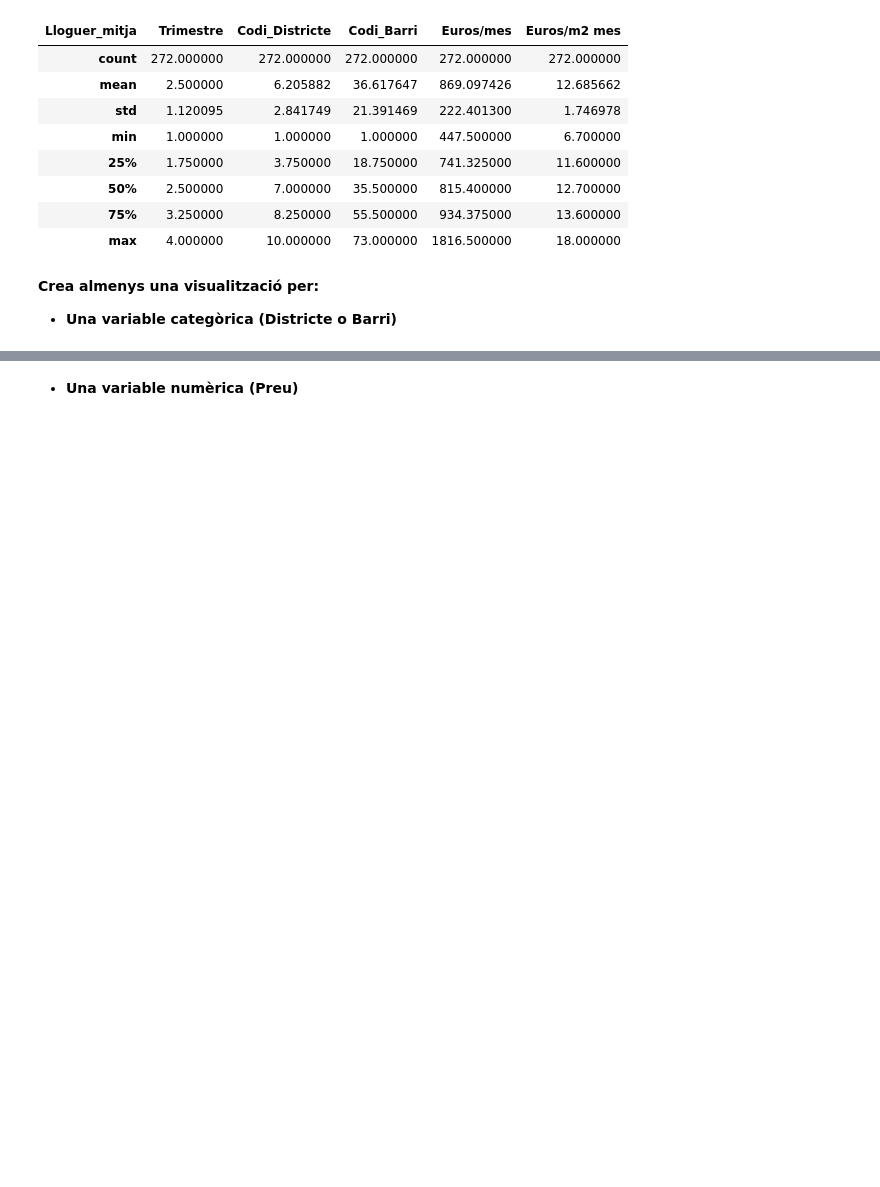
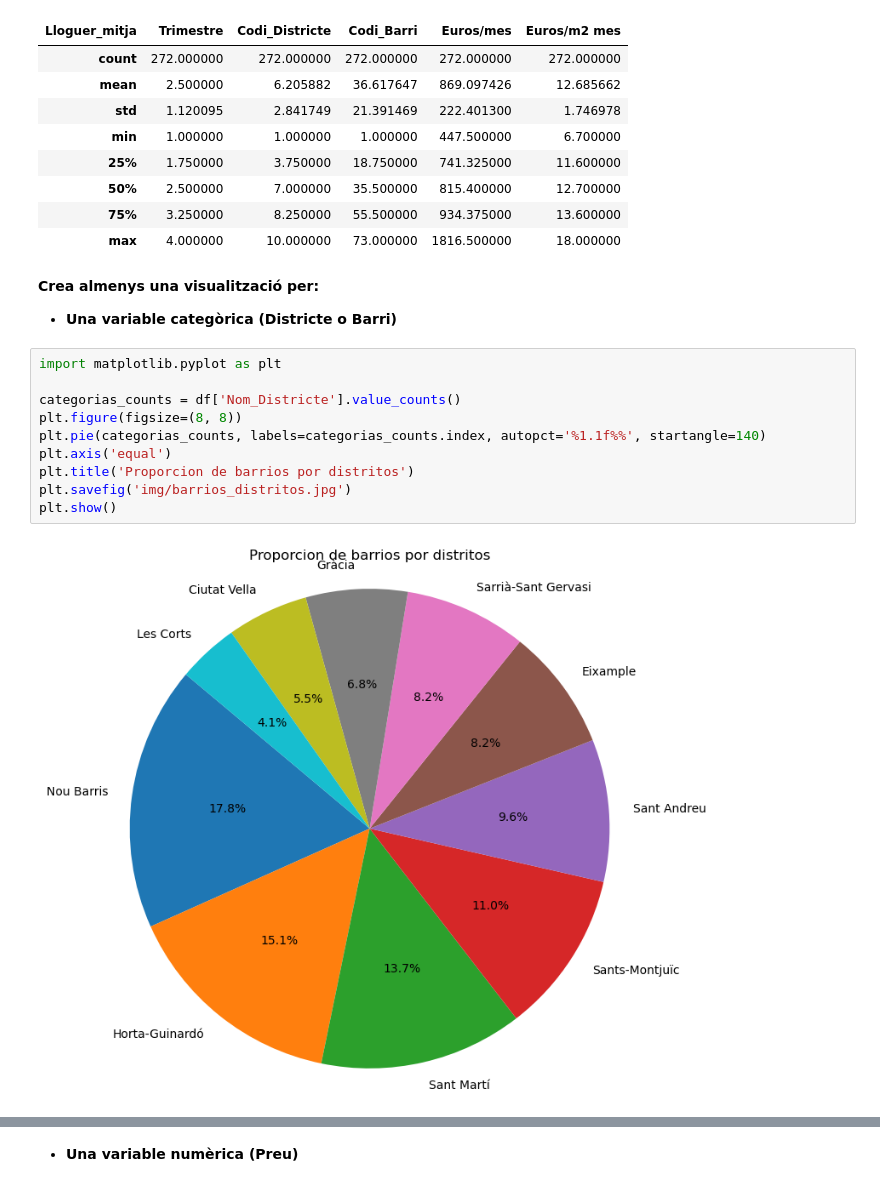
Before and after one commit to dscorbella/visualitzacio_exploratoria, a Jupyter notebook: Sprint 4.1.ipynb, the cells around one changed output, grey strips where cells are left out. Cells and saved outputs as stored; diff of their text form; blank space fills up the shorter version.

```diff
--- a/Sprint 4.1.ipynb
+++ b/Sprint 4.1.ipynb
@@ -153,5 +153,17 @@ df_pivot.describe()
 **Crea almenys una visualització per:**
 
 - **Una variable categòrica (Districte o Barri)**
+# %%
+import matplotlib.pyplot as plt
+
+categorias_counts = df['Nom_Districte'].value_counts()
+plt.figure(figsize=(8, 8))
+plt.pie(categorias_counts, labels=categorias_counts.index, autopct='%1.1f%%', startangle=140)
+plt.axis('equal')
+plt.title('Proporcion de barrios por distritos')
+plt.savefig('img/barrios_distritos.jpg')
+plt.show()
+# %% [output]
+[figure, added]
 # %%
 districte_counts = df['Nom_Districte'].value_counts()
```
Also changed, not shown: parts of 11 cells of this notebook.
